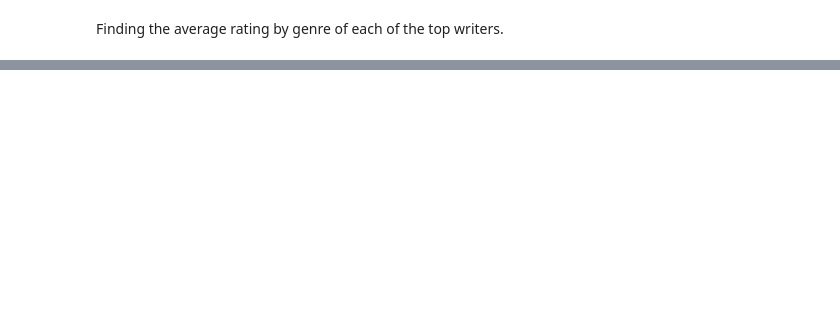
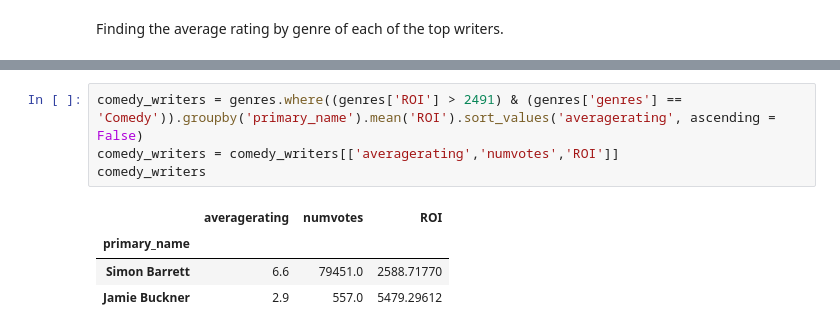
Before and after one commit to zach-hanly/microsoft_movie_project, a Jupyter notebook: tj/Workbook.ipynb, the cells around one changed output, grey strips where cells are left out. Cells and saved outputs as stored; diff of their text form; blank space fills up the shorter version.

```diff
--- a/tj/Workbook.ipynb
+++ b/tj/Workbook.ipynb
@@ -99,0 +99,9 @@ top_writers_genre = writers_genre['averagerating']
+# %%
+comedy_writers = genres.where((genres['ROI'] > 2491) & (genres['genres'] == 'Comedy')).groupby('primary_name').mean('ROI').sort_values('averagerating', ascending = False)
+comedy_writers = comedy_writers[['averagerating','numvotes','ROI']]
+comedy_writers
+# %% [output]
+|  | averagerating | numvotes | ROI |
+| primary_name |  |  |  |
+| Simon Barrett | 6.6 | 79451.0 | 2588.71770 |
+| Jamie Buckner | 2.9 | 557.0 | 5479.29612 |
```
Also changed, not shown: parts of 4 cells of this notebook, 2 other files.
